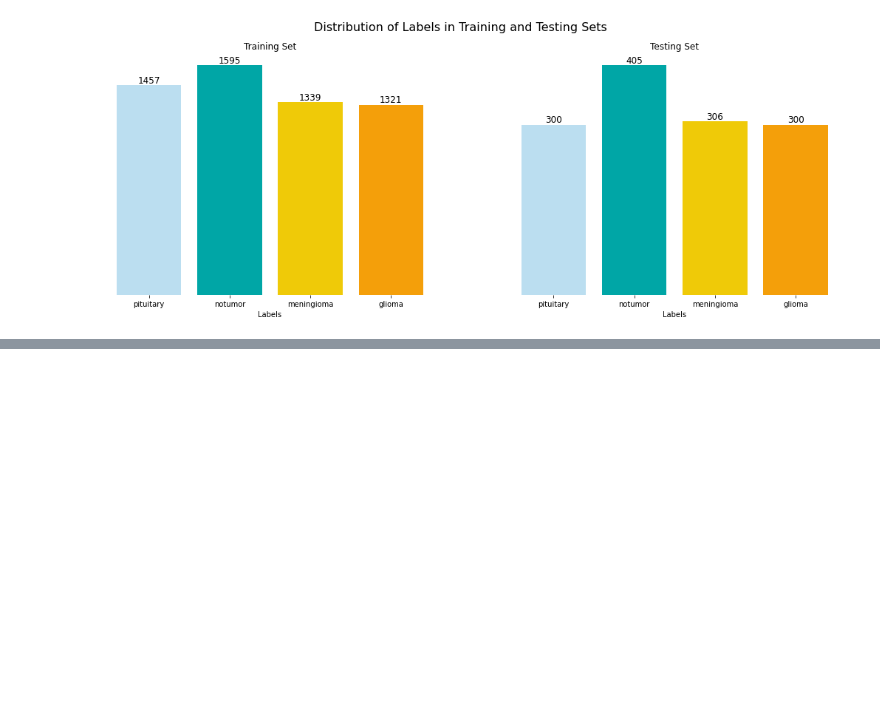
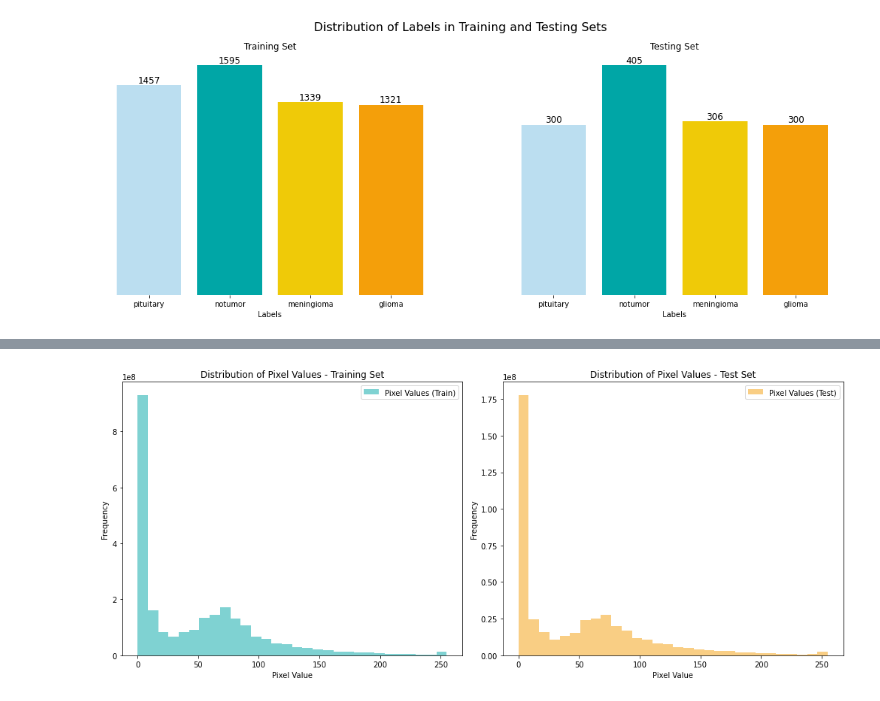
Before and after one commit to f-antelo/DLNN-Group2, a Jupyter notebook: 02 - Final Notebook/Data Exploration.ipynb, the cells around one changed output, grey strips where cells are left out. Saved outputs shown, nothing was run; the diff lists cells and outputs as text; code cells hidden in the pictures; blank space fills up the shorter version.

```diff
--- a/02 - Final Notebook/Data Exploration.ipynb
+++ b/02 - Final Notebook/Data Exploration.ipynb
@@ -138,0 +165,29 @@ plt.show()
+# %%
+# Calculate pixel value distribution for the training set
+train_pixel_values = np.concatenate([img.flatten() for img in train_images])
+
+# Calculate pixel value distribution for the test set
+test_pixel_values = np.concatenate([img.flatten() for img in test_images])
+
+# Create subplots
+fig, (ax1, ax2) = plt.subplots(1, 2, figsize=(14, 6))
+
+# Visualize pixel value distribution for the training set
+ax1.hist(train_pixel_values, bins=30, alpha=0.5, color='#00A6A6', label='Pixel Values (Train)')
+ax1.set_title('Distribution of Pixel Values - Training Set')
+ax1.set_xlabel('Pixel Value')
+ax1.set_ylabel('Frequency')
+ax1.legend()
+
+# Visualize pixel value distribution for the test set
+ax2.hist(test_pixel_values, bins=30, alpha=0.5, color='#F49F0A', label='Pixel Values (Test)')
+ax2.set_title('Distribution of Pixel Values - Test Set')
+ax2.set_xlabel('Pixel Value')
+ax2.set_ylabel('Frequency')
+ax2.legend()
+
+# Adjust layout to prevent overlap
+plt.tight_layout()
+plt.show()
+# %% [output]
+[figure, added]
```
Also changed, not shown: parts of 12 cells of this notebook.
